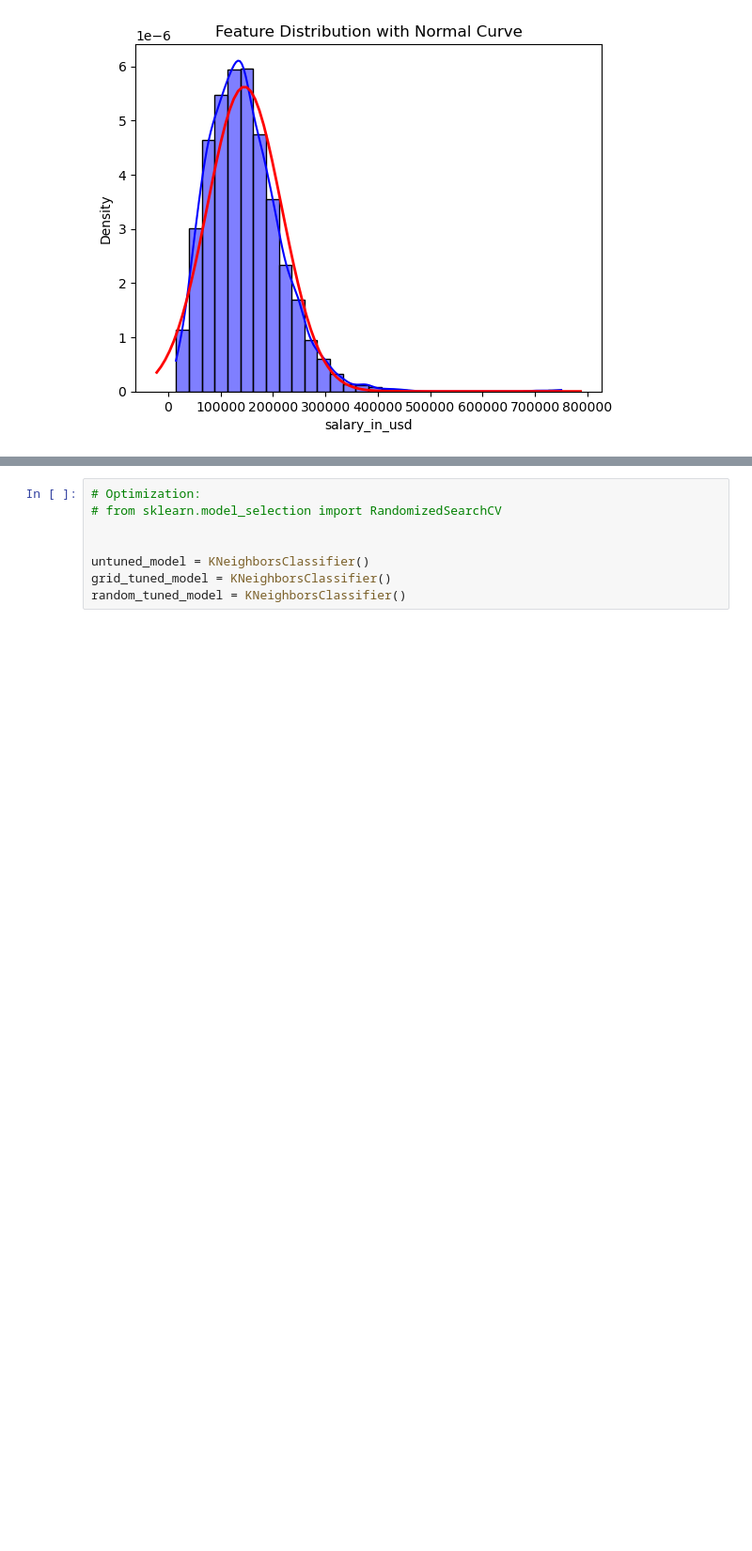
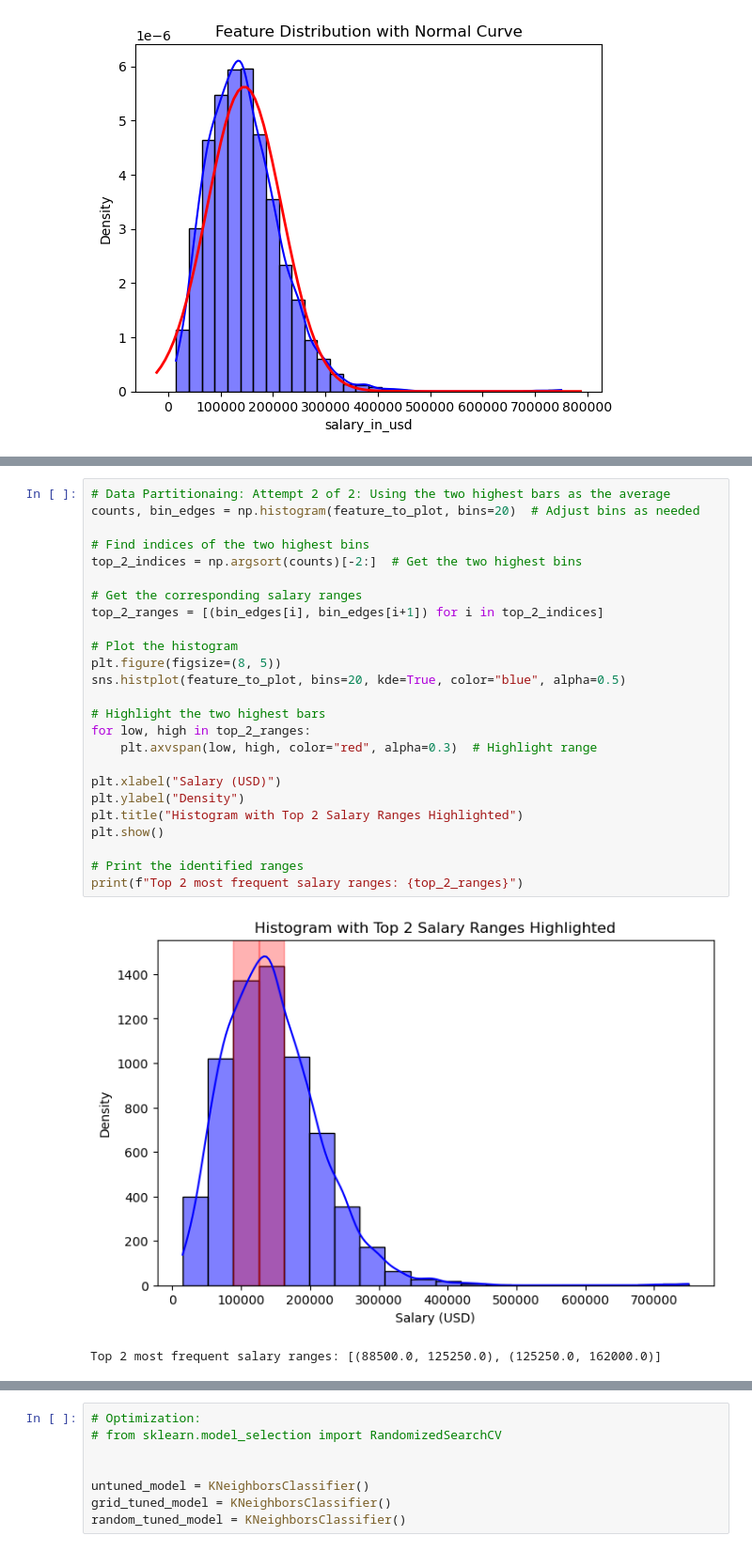
Before and after one commit to tlockhart/project-2, a Jupyter notebook: preliminary_research/salary_data_classifier.ipynb, the cells around one changed output, grey strips where cells are left out. Shown at 94% size. Cells and saved outputs as stored; diff of their text form; blank space fills up the shorter version.

```diff
--- a/preliminary_research/salary_data_classifier.ipynb
+++ b/preliminary_research/salary_data_classifier.ipynb
@@ -84,3 +98,31 @@ plt.show()
+# %%
+# Data Partitionaing: Attempt 2 of 2: Using the two highest bars as the average
+counts, bin_edges = np.histogram(feature_to_plot, bins=20)  # Adjust bins as needed
+
+# Find indices of the two highest bins
+top_2_indices = np.argsort(counts)[-2:]  # Get the two highest bins
+
+# Get the corresponding salary ranges
+top_2_ranges = [(bin_edges[i], bin_edges[i+1]) for i in top_2_indices]
+
+# Plot the histogram
+plt.figure(figsize=(8, 5))
+sns.histplot(feature_to_plot, bins=20, kde=True, color="blue", alpha=0.5)
+
+# Highlight the two highest bars
+for low, high in top_2_ranges:
+    plt.axvspan(low, high, color="red", alpha=0.3)  # Highlight range
+
+plt.xlabel("Salary (USD)")
+plt.ylabel("Density")
+plt.title("Histogram with Top 2 Salary Ranges Highlighted")
+plt.show()
+
+# Print the identified ranges
+print(f"Top 2 most frequent salary ranges: {top_2_ranges}")
+# %% [output]
+[figure, added]
+Top 2 most frequent salary ranges: [(88500.0, 125250.0), (125250.0, 162000.0)]
 # %%
 # Binning Employee Salary (y):
 
```
Also changed, not shown: parts of 22 cells of this notebook.
